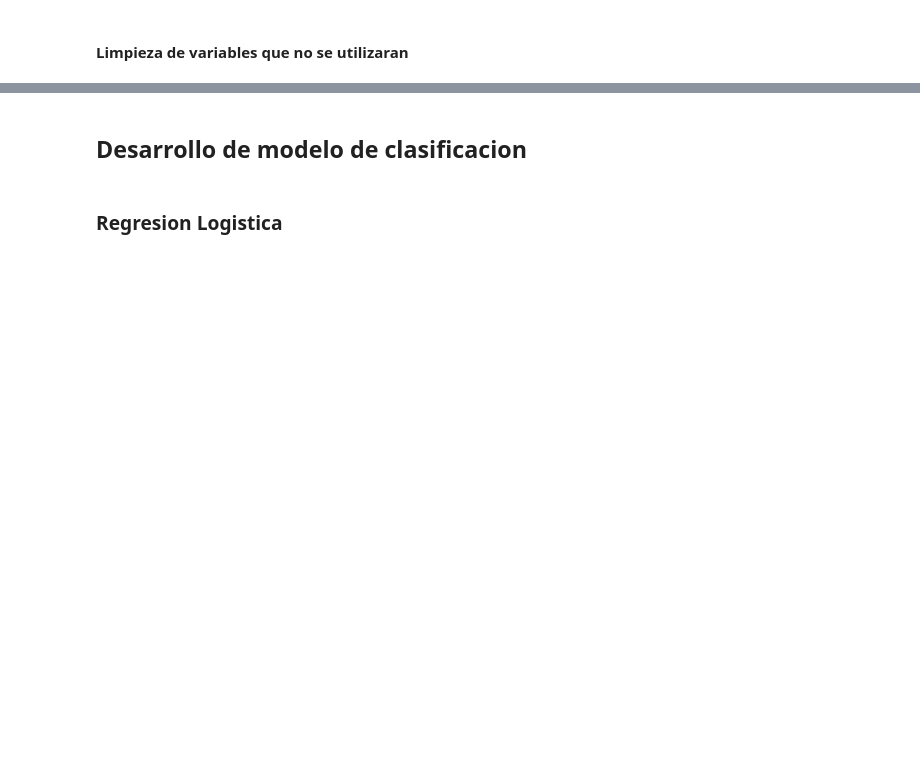
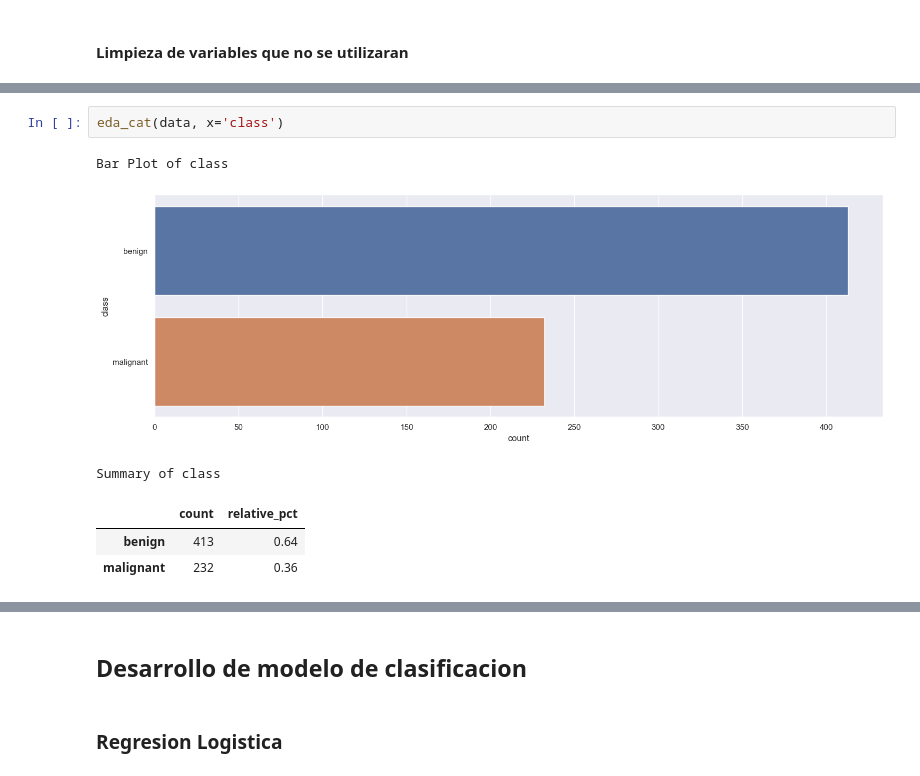
Before and after one commit to andresdlRoca/Mineria-de-datos_Lab2_UVG_2023, a Jupyter notebook: main.ipynb, the cells around one changed output, grey strips where cells are left out. Saved outputs shown, nothing was run; the diff lists cells and outputs as text; blank space fills up the shorter version.

```diff
--- a/main.ipynb
+++ b/main.ipynb
@@ -168,0 +291,9 @@ collection
+# %%
+eda_cat(data, x='class')
+# %% [output]
+Bar Plot of class
+[figure, added]
+Summary of class
+|  | count | relative_pct |
+| benign | 413 | 0.64 |
+| malignant | 232 | 0.36 |
```
Also changed, not shown: parts of 17 cells of this notebook.
